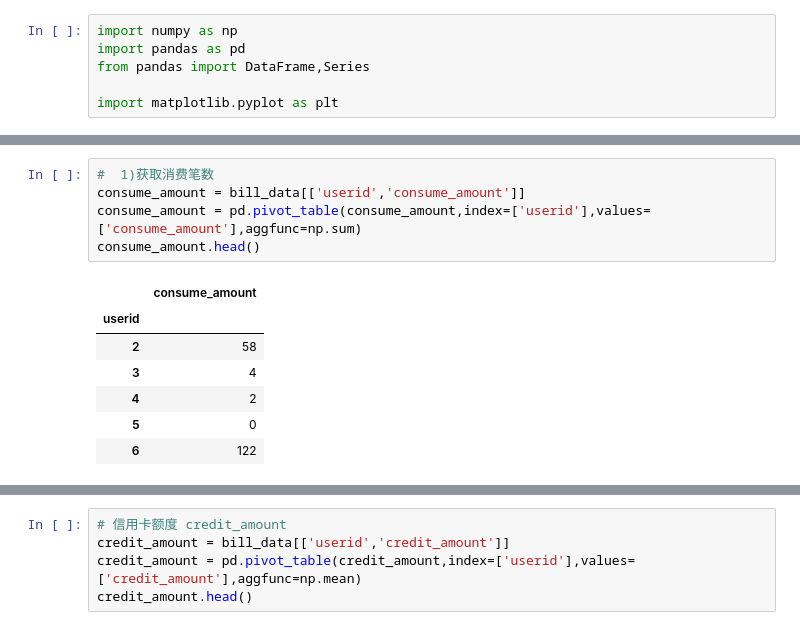
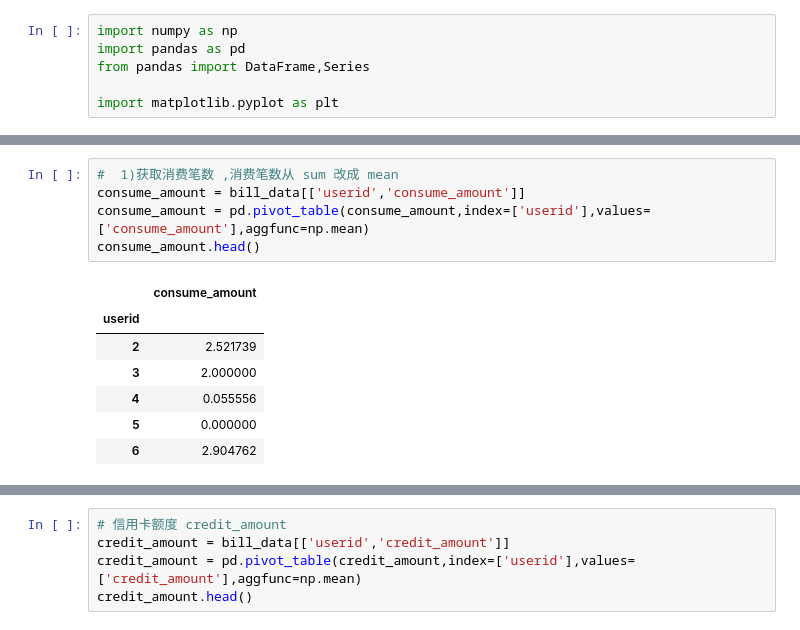
Before and after one commit to hadoop73/sklearn, a Jupyter notebook: predict_risk/feature/bill_detail_2.ipynb, the cells around one changed output, grey strips where cells are left out. Cells and saved outputs as stored; diff of their text form.

```diff
--- a/predict_risk/feature/bill_detail_2.ipynb
+++ b/predict_risk/feature/bill_detail_2.ipynb
@@ -25,13 +94,13 @@ bill_data.head()
 # %%
-#  1)获取消费笔数
+#  1)获取消费笔数 ,消费笔数从 sum 改成 mean
 consume_amount = bill_data[['userid','consume_amount']]
-consume_amount = pd.pivot_table(consume_amount,index=['userid'],values=['consume_amount'],aggfunc=np.sum)
+consume_amount = pd.pivot_table(consume_amount,index=['userid'],values=['consume_amount'],aggfunc=np.mean)
 consume_amount.head()
 # %% [output]
 |  | consume_amount |
 | userid |  |
-| 2 | 58 |
-| 3 | 4 |
-| 4 | 2 |
-| 5 | 0 |
-| 6 | 122 |
+| 2 | 2.521739 |
+| 3 | 2.000000 |
+| 4 | 0.055556 |
+| 5 | 0.000000 |
+| 6 | 2.904762 |
```
Also changed, not shown: parts of 78 cells of this notebook, 18 other files.
